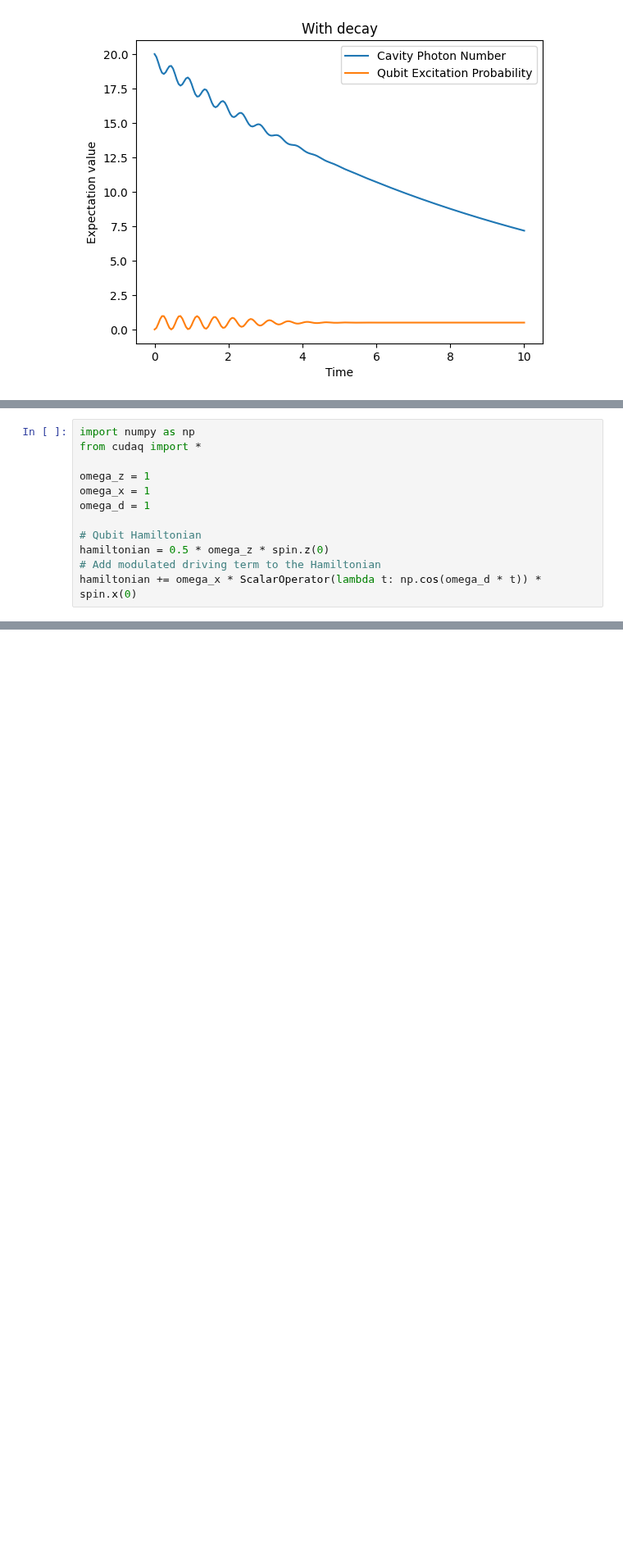
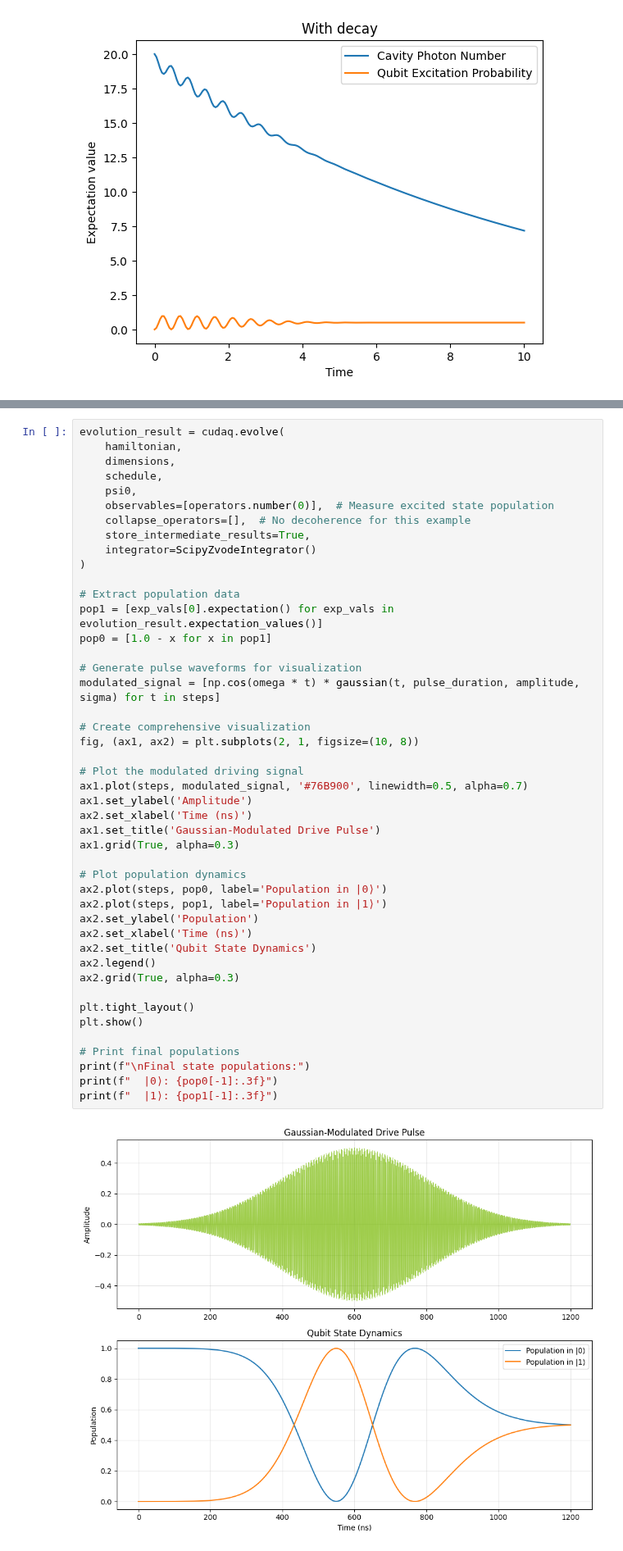
Before and after one commit to Squirtle007/CUDA-Q, a Jupyter notebook: TWCC/latest/01_cudaq_dynamics.ipynb, the cells around one changed output, grey strips where cells are left out. Shown at 82% size. Cells and saved outputs as stored; diff of their text form; blank space fills up the shorter version.

```diff
--- a/TWCC/latest/01_cudaq_dynamics.ipynb
+++ b/TWCC/latest/01_cudaq_dynamics.ipynb
@@ -446,12 +303,0 @@ Text(0.5, 1.0, 'With decoherence')
-# %%
-import numpy as np
-from cudaq import *
-
-omega_z = 1
-omega_x = 1
-omega_d = 1
-
-# Qubit Hamiltonian
-hamiltonian = 0.5 * omega_z * spin.z(0)
-# Add modulated driving term to the Hamiltonian
-hamiltonian += omega_x * ScalarOperator(lambda t: np.cos(omega_d * t)) * spin.x(0)
@@ -503,0 +306,47 @@ plt.legend(("Sigma-X", "Sigma-Y", "Sigma-Z"))
+# %%
+evolution_result = cudaq.evolve(
+    hamiltonian,
+    dimensions,
+    schedule,
+    psi0,
+    observables=[operators.number(0)],  # Measure excited state population
+    collapse_operators=[],  # No decoherence for this example
+    store_intermediate_results=True,
+    integrator=ScipyZvodeIntegrator()
+)
+
+# Extract population data
+pop1 = [exp_vals[0].expectation() for exp_vals in evolution_result.expectation_values()]
+pop0 = [1.0 - x for x in pop1]
+
+# Generate pulse waveforms for visualization
+modulated_signal = [np.cos(omega * t) * gaussian(t, pulse_duration, amplitude, sigma) for t in steps]
+
+# Create comprehensive visualization
+fig, (ax1, ax2) = plt.subplots(2, 1, figsize=(10, 8))
+
+# Plot the modulated driving signal
+ax1.plot(steps, modulated_signal, '#76B900', linewidth=0.5, alpha=0.7)
+ax1.set_ylabel('Amplitude')
+ax2.set_xlabel('Time (ns)')
+ax1.set_title('Gaussian-Modulated Drive Pulse')
+ax1.grid(True, alpha=0.3)
+
+# Plot population dynamics
+ax2.plot(steps, pop0, label='Population in |0⟩')
+ax2.plot(steps, pop1, label='Population in |1⟩')
+ax2.set_ylabel('Population')
+ax2.set_xlabel('Time (ns)')
+ax2.set_title('Qubit State Dynamics')
+ax2.legend()
+ax2.grid(True, alpha=0.3)
+
+plt.tight_layout()
+plt.show()
+
+# Print final populations
+print(f"\nFinal state populations:")
+print(f"  |0⟩: {pop0[-1]:.3f}")
+print(f"  |1⟩: {pop1[-1]:.3f}")
+# %% [output]
+[figure, added]
```
Also changed, not shown: parts of 11 cells of this notebook.
